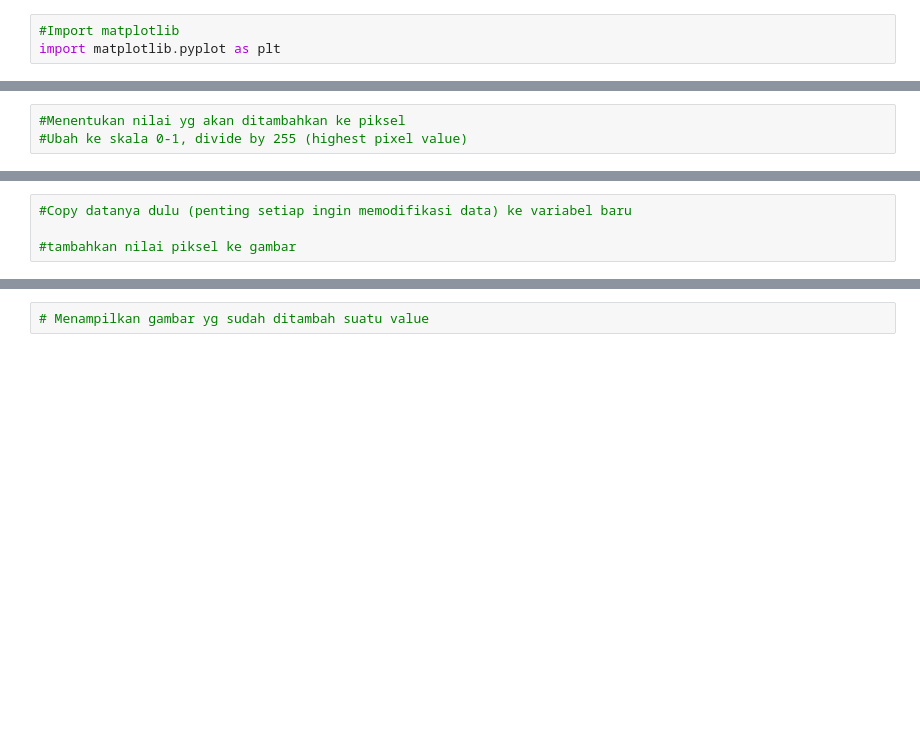
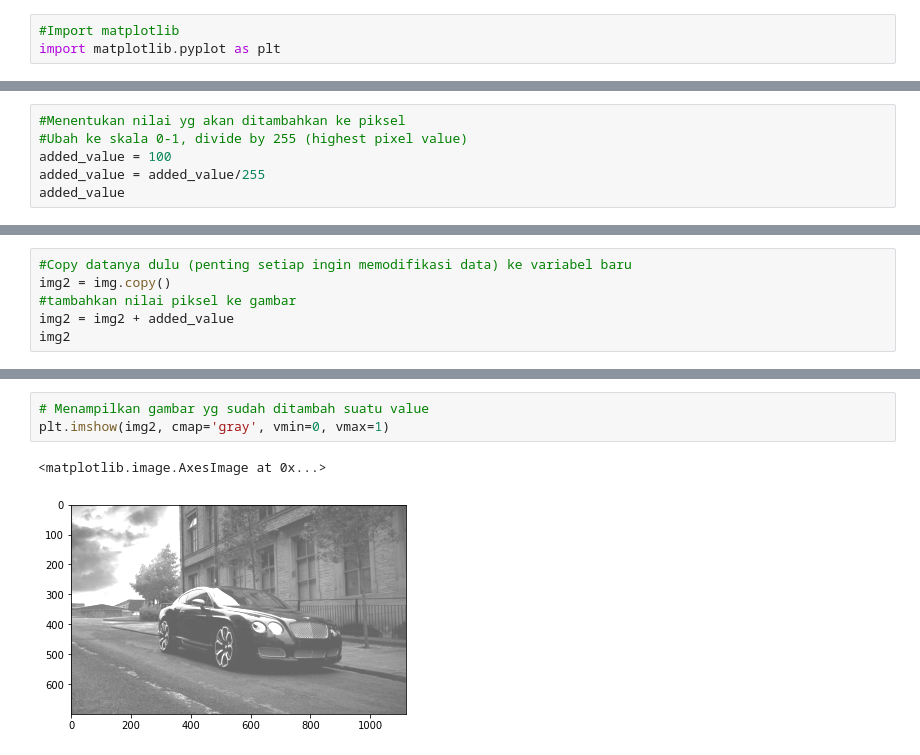
Before and after one commit to Staatsxc/Learning_journal, a Jupyter notebook: Phase_0/Week_1/numpy_array.ipynb, the cells around one changed output, grey strips where cells are left out. Cells and saved outputs as stored; diff of their text form; blank space fills up the shorter version.

```diff
--- a/Phase_0/Week_1/numpy_array.ipynb
+++ b/Phase_0/Week_1/numpy_array.ipynb
@@ -289,3 +455,6 @@ import matplotlib.pyplot as plt
 # %%
 #Menentukan nilai yg akan ditambahkan ke piksel
 #Ubah ke skala 0-1, divide by 255 (highest pixel value)
+added_value = 100
+added_value = added_value/255
+added_value
@@ -292,4 +463,6 @@ import matplotlib.pyplot as plt
 # %%
 #Copy datanya dulu (penting setiap ingin memodifikasi data) ke variabel baru
-
+img2 = img.copy()
 #tambahkan nilai piksel ke gambar
+img2 = img2 + added_value
+img2
@@ -303,2 +494,6 @@ import matplotlib.pyplot as plt
 # %%
 # Menampilkan gambar yg sudah ditambah suatu value
+plt.imshow(img2, cmap='gray', vmin=0, vmax=1)
+# %% [output]
+<matplotlib.image.AxesImage at 0x...>
+[figure, added]
```
Also changed, not shown: parts of 48 cells of this notebook, 3 other files.
